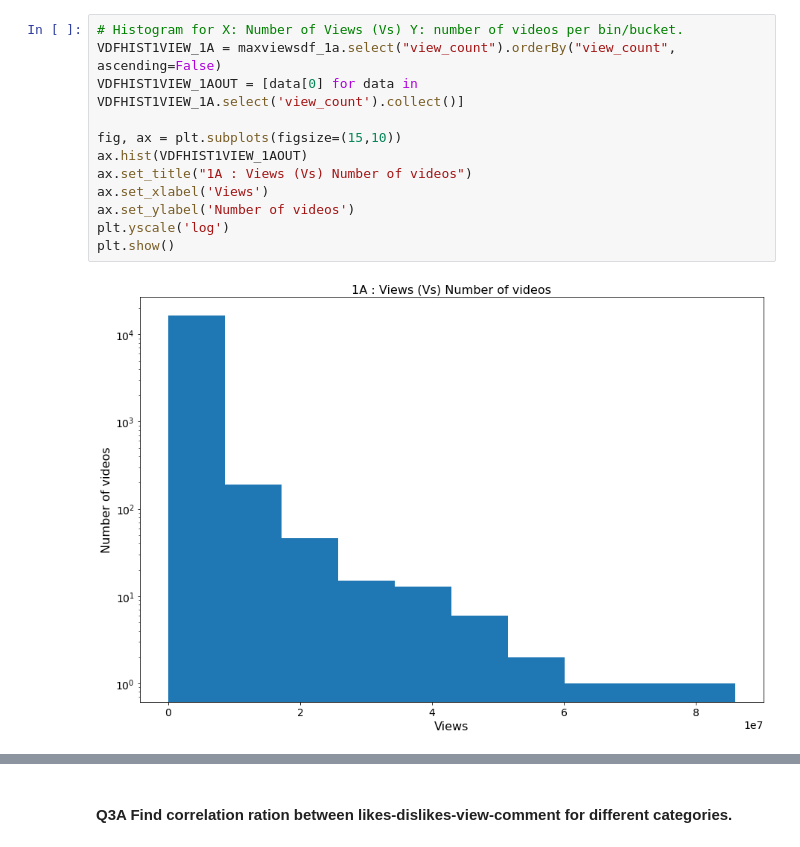
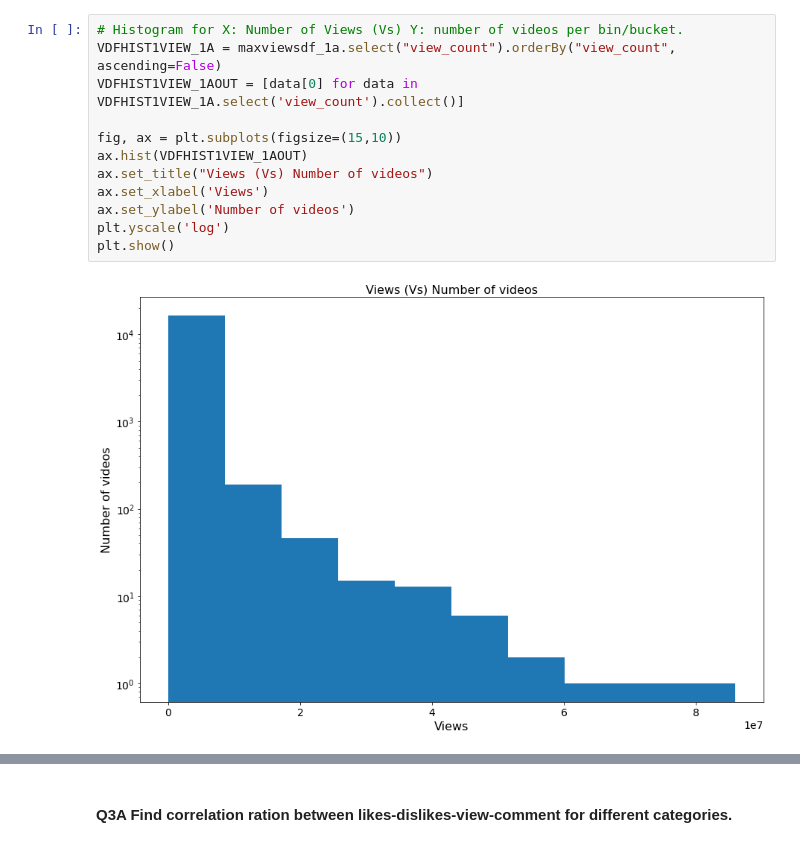
Before and after one commit to RonakDedhiya/YouTube_Trending_Video_Spark_Data_Analysis, a Jupyter notebook: main.ipynb, the cells around one changed output, grey strips where cells are left out. Saved outputs shown, nothing was run; the diff lists cells and outputs as text.

```diff
--- a/main.ipynb
+++ b/main.ipynb
@@ -320,14 +320,14 @@ time: 540 ms (started: 2021-12-10 16:43:57 +00:00)
 # %%
 # Histogram for X: Number of Views (Vs) Y: number of videos per bin/bucket.
 VDFHIST1VIEW_1A = maxviewsdf_1a.select("view_count").orderBy("view_count", ascending=False)
 VDFHIST1VIEW_1AOUT = [data[0] for data in VDFHIST1VIEW_1A.select('view_count').collect()]
 
 fig, ax = plt.subplots(figsize=(15,10))
 ax.hist(VDFHIST1VIEW_1AOUT)
-ax.set_title("1A : Views (Vs) Number of videos")
+ax.set_title("Views (Vs) Number of videos")
 ax.set_xlabel('Views')
 ax.set_ylabel('Number of videos')
 plt.yscale('log')
 plt.show()
 # %% [output]
-[figure, old version]
+[figure, new version]
```
Also changed, not shown: parts of 48 cells of this notebook.
